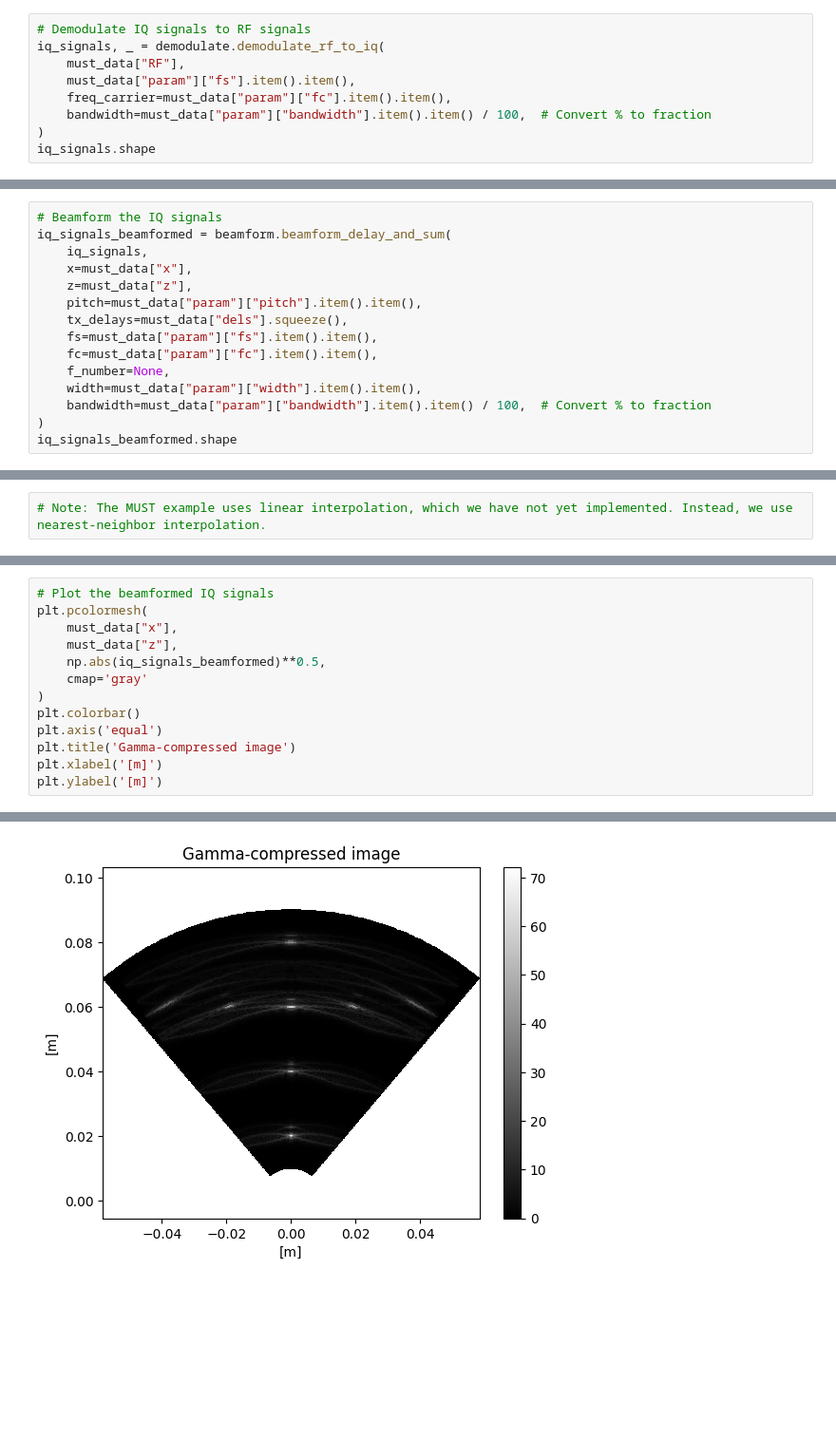
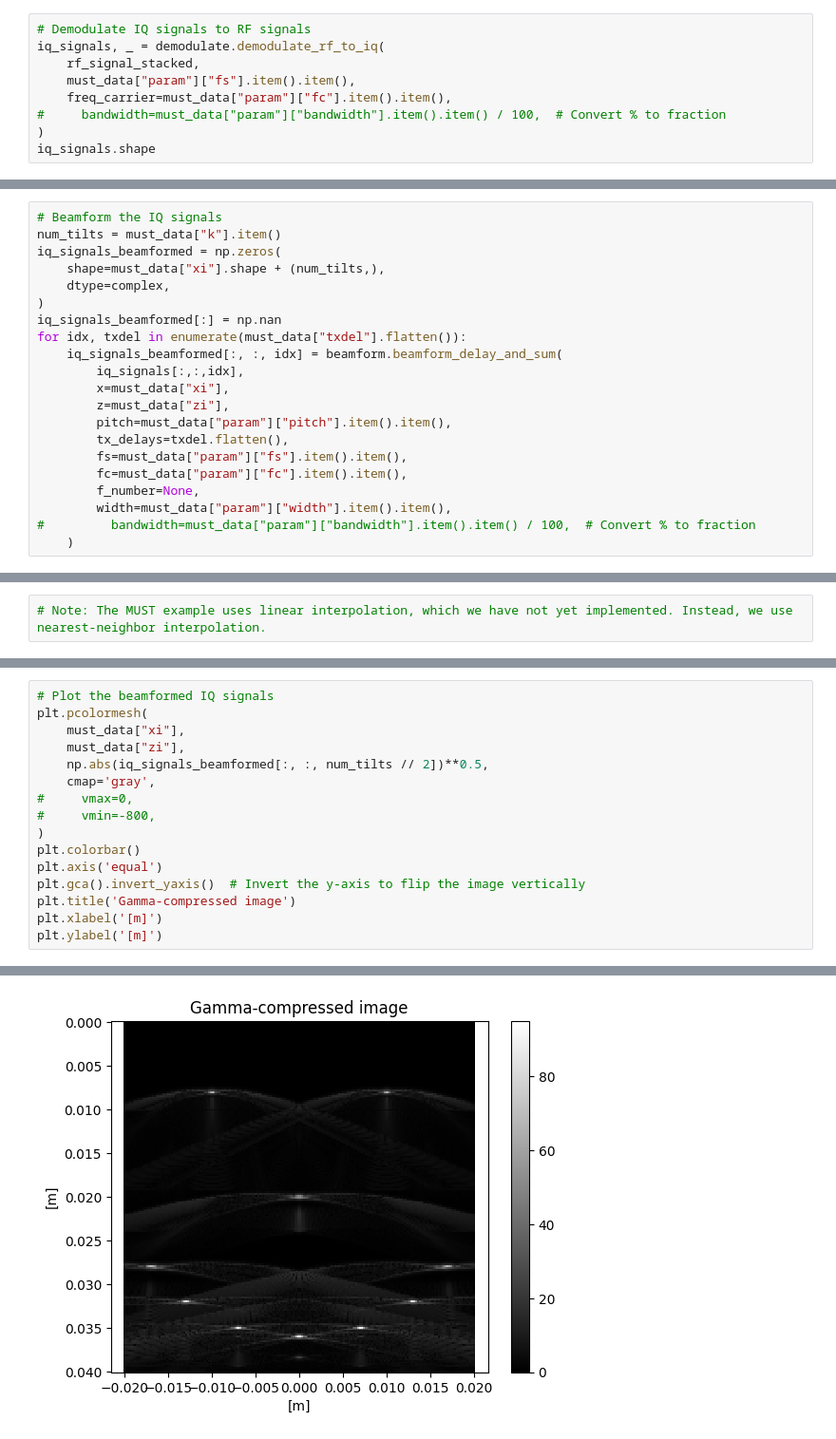
Before and after one commit to agencyenterprise/neurotechdevkit, a Jupyter notebook: notebooks/imaging.ipynb, the cells around one changed output, grey strips where cells are left out. Shown at 95% size. Saved outputs shown, nothing was run; the diff lists cells and outputs as text; blank space fills up the shorter version.

```diff
--- a/notebooks/imaging.ipynb
+++ b/notebooks/imaging.ipynb
@@ -20,10 +33,10 @@ dict_keys(['__header__', '__version__', '__globals__', 'IQb', 'param', 'dels', '
 # %%
 # Demodulate IQ signals to RF signals
 iq_signals, _ = demodulate.demodulate_rf_to_iq(
-    must_data["RF"],
+    rf_signal_stacked,
     must_data["param"]["fs"].item().item(),
     freq_carrier=must_data["param"]["fc"].item().item(),
-    bandwidth=must_data["param"]["bandwidth"].item().item() / 100,  # Convert % to fraction
+#     bandwidth=must_data["param"]["bandwidth"].item().item() / 100,  # Convert % to fraction
 )
 iq_signals.shape
 # %% [output]
@@ -39,15 +68,21 @@ np.testing.assert_allclose(
 # %%
 # Beamform the IQ signals
-iq_signals_beamformed = beamform.beamform_delay_and_sum(
-    iq_signals,
-    x=must_data["x"],
-    z=must_data["z"],
-    pitch=must_data["param"]["pitch"].item().item(),
-    tx_delays=must_data["dels"].squeeze(),
-    fs=must_data["param"]["fs"].item().item(),
-    fc=must_data["param"]["fc"].item().item(),
-    f_number=None,
-    width=must_data["param"]["width"].item().item(),
-    bandwidth=must_data["param"]["bandwidth"].item().item() / 100,  # Convert % to fraction
+num_tilts = must_data["k"].item()
+iq_signals_beamformed = np.zeros(
+    shape=must_data["xi"].shape + (num_tilts,),
+    dtype=complex,
 )
-iq_signals_beamformed.shape
+iq_signals_beamformed[:] = np.nan
+for idx, txdel in enumerate(must_data["txdel"].flatten()):
+    iq_signals_beamformed[:, :, idx] = beamform.beamform_delay_and_sum(
+        iq_signals[:,:,idx],
+        x=must_data["xi"],
+        z=must_data["zi"],
+        pitch=must_data["param"]["pitch"].item().item(),
+        tx_delays=txdel.flatten(),
+        fs=must_data["param"]["fs"].item().item(),
+        fc=must_data["param"]["fc"].item().item(),
+        f_number=None,
+        width=must_data["param"]["width"].item().item(),
+#         bandwidth=must_data["param"]["bandwidth"].item().item() / 100,  # Convert % to fraction
+    )
@@ -58,16 +105,19 @@ iq_signals_beamformed.shape
 # %%
 # Plot the beamformed IQ signals
 plt.pcolormesh(
-    must_data["x"],
-    must_data["z"],
-    np.abs(iq_signals_beamformed)**0.5,
-    cmap='gray'
+    must_data["xi"],
+    must_data["zi"],
+    np.abs(iq_signals_beamformed[:, :, num_tilts // 2])**0.5,
+    cmap='gray',
+#     vmax=0,
+#     vmin=-800,
 )
 plt.colorbar()
 plt.axis('equal')
+plt.gca().invert_yaxis()  # Invert the y-axis to flip the image vertically
 plt.title('Gamma-compressed image')
 plt.xlabel('[m]')
 plt.ylabel('[m]')
 # %% [output]
 Text(0, 0.5, '[m]')
-[figure, old version]
+[figure, new version]
```
Also changed, not shown: parts of 10 cells of this notebook.
